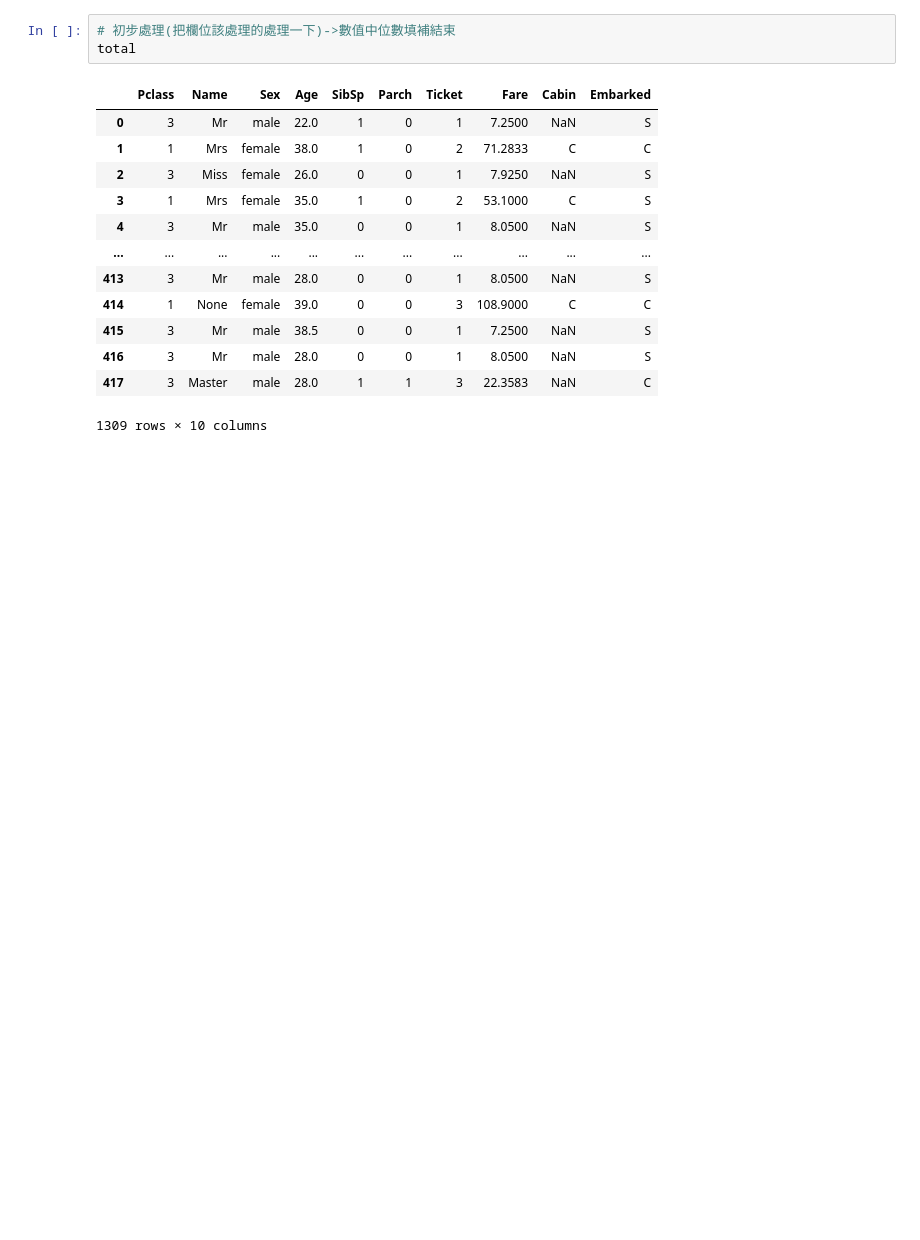
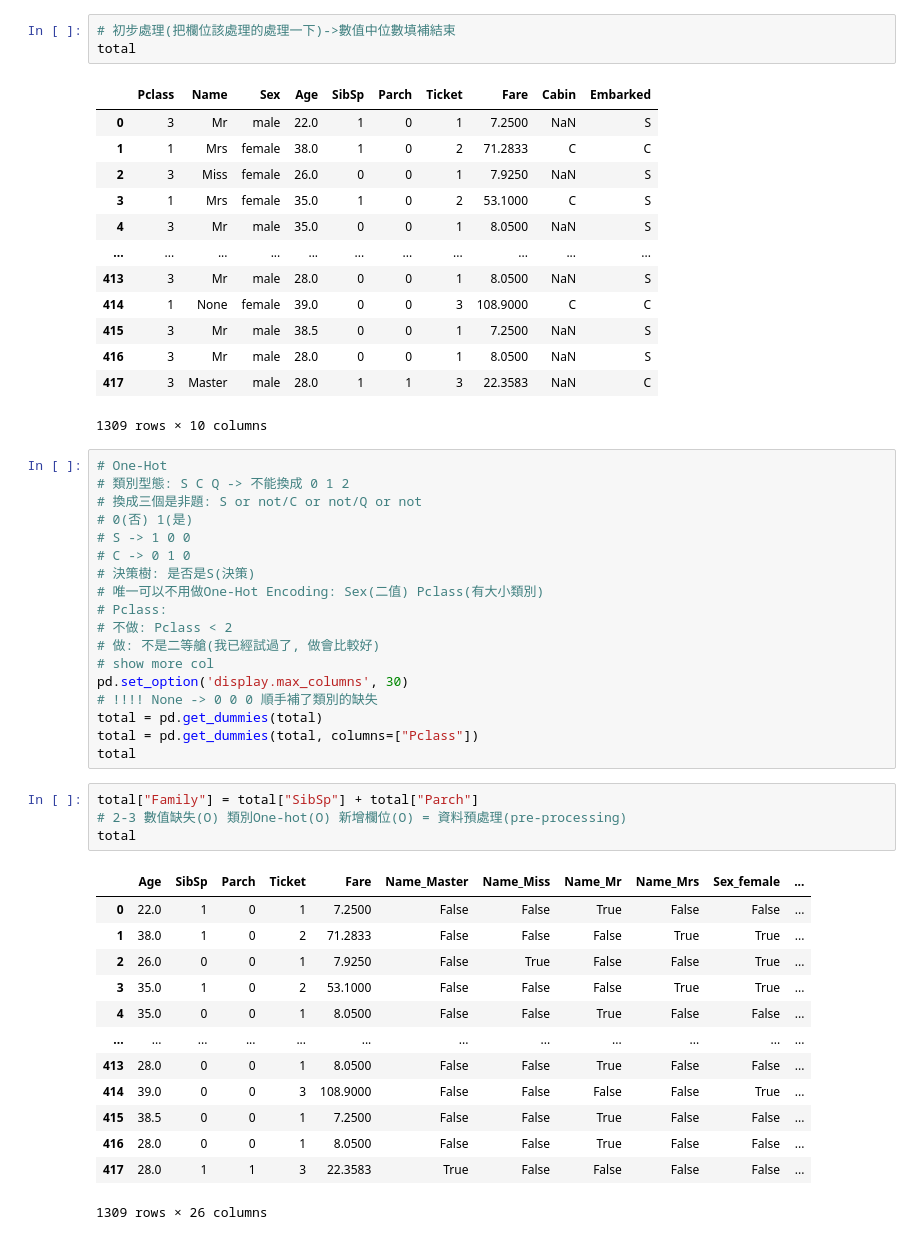
Before and after one commit to Elwing-Chou/ml0903, a Jupyter notebook: ml.ipynb, the cells around one changed output. Cells and saved outputs as stored; diff of their text form; blank space fills up the shorter version.

```diff
--- a/ml.ipynb
+++ b/ml.ipynb
@@ -150,3 +144,39 @@ total
 | 416 | 3 | Mr | male | 28.0 | 0 | 0 | 1 | 8.0500 | NaN | S |
 | 417 | 3 | Master | male | 28.0 | 1 | 1 | 3 | 22.3583 | NaN | C |
 1309 rows × 10 columns
+# %%
+# One-Hot
+# 類別型態: S C Q -> 不能換成 0 1 2
+# 換成三個是非題: S or not/C or not/Q or not
+# 0(否) 1(是)
+# S -> 1 0 0
+# C -> 0 1 0
+# 決策樹: 是否是S(決策)
+# 唯一可以不用做One-Hot Encoding: Sex(二值) Pclass(有大小類別)
+# Pclass:
+# 不做: Pclass < 2
+# 做: 不是二等艙(我已經試過了, 做會比較好)
+# show more col
+pd.set_option('display.max_columns', 30)
+# !!!! None -> 0 0 0 順手補了類別的缺失
+total = pd.get_dummies(total)
+total = pd.get_dummies(total, columns=["Pclass"])
+total
+# %%
+total["Family"] = total["SibSp"] + total["Parch"]
+# 2-3 數值缺失(O) 類別One-hot(O) 新增欄位(O) = 資料預處理(pre-processing)
+total
+# %% [output]
+|  | Age | SibSp | Parch | Ticket | Fare | Name_Master | Name_Miss | Name_Mr | Name_Mrs | Sex_female | ... |
+| 0 | 22.0 | 1 | 0 | 1 | 7.2500 | False | False | True | False | False | ... |
+| 1 | 38.0 | 1 | 0 | 2 | 71.2833 | False | False | False | True | True | ... |
+| 2 | 26.0 | 0 | 0 | 1 | 7.9250 | False | True | False | False | True | ... |
+| 3 | 35.0 | 1 | 0 | 2 | 53.1000 | False | False | False | True | True | ... |
+| 4 | 35.0 | 0 | 0 | 1 | 8.0500 | False | False | True | False | False | ... |
+| ... | ... | ... | ... | ... | ... | ... | ... | ... | ... | ... | ... |
+| 413 | 28.0 | 0 | 0 | 1 | 8.0500 | False | False | True | False | False | ... |
+| 414 | 39.0 | 0 | 0 | 3 | 108.9000 | False | False | False | False | True | ... |
+| 415 | 38.5 | 0 | 0 | 1 | 7.2500 | False | False | True | False | False | ... |
+| 416 | 28.0 | 0 | 0 | 1 | 8.0500 | False | False | True | False | False | ... |
+| 417 | 28.0 | 1 | 1 | 3 | 22.3583 | True | False | False | False | False | ... |
+1309 rows × 26 columns
```
Also changed, not shown: parts of 1 cell of this notebook.
